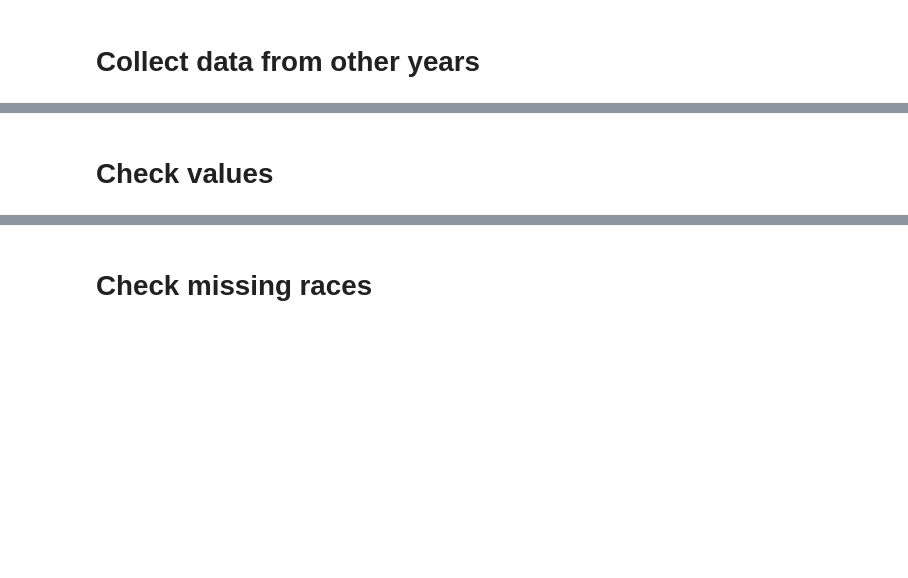
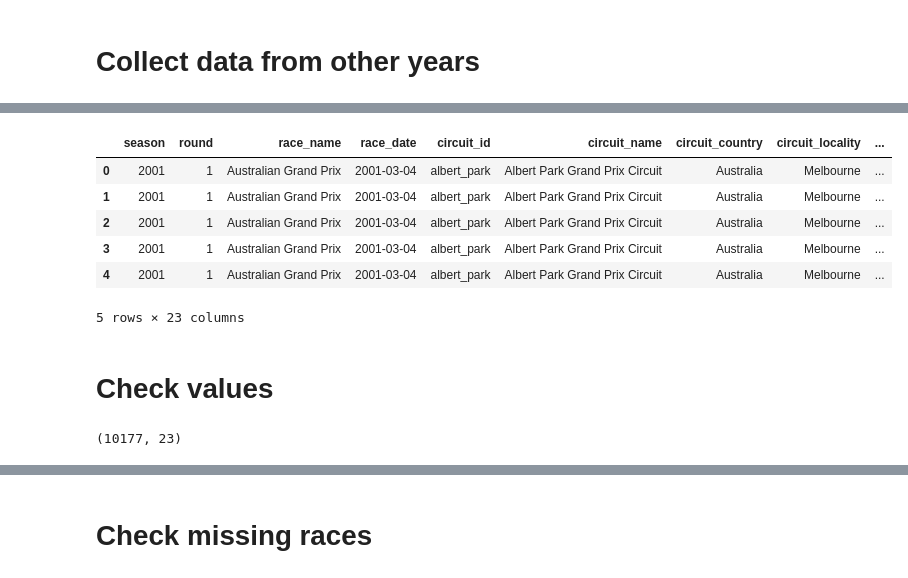
Before and after one commit to mrGwynbleidd/F1-Race-Prediction, a Jupyter notebook: notebooks/1_data_collection.ipynb, the cells around one changed output, grey strips where cells are left out. Drawn from its saved outputs; the diff is of its cells as text; code cells hidden in the pictures; blank space fills up the shorter version.

```diff
--- a/notebooks/1_data_collection.ipynb
+++ b/notebooks/1_data_collection.ipynb
@@ -237,14 +319,24 @@ race_results_df.head()
 # %%
-race_results_path = "../data/raw/race_results_2018_2026.csv"
+race_results_path = "../data/raw/race_results_2001_2026.csv"
 
 race_results_df.to_csv(race_results_path, index=False)
 
 race_results_check = pd.read_csv(race_results_path)
 
 race_results_check.head()
+# %% [output]
+|  | season | round | race_name | race_date | circuit_id | circuit_name | circuit_country | circuit_locality | ... |
+| 0 | 2001 | 1 | Australian Grand Prix | 2001-03-04 | albert_park | Albert Park Grand Prix Circuit | Australia | Melbourne | ... |
+| 1 | 2001 | 1 | Australian Grand Prix | 2001-03-04 | albert_park | Albert Park Grand Prix Circuit | Australia | Melbourne | ... |
+| 2 | 2001 | 1 | Australian Grand Prix | 2001-03-04 | albert_park | Albert Park Grand Prix Circuit | Australia | Melbourne | ... |
+| 3 | 2001 | 1 | Australian Grand Prix | 2001-03-04 | albert_park | Albert Park Grand Prix Circuit | Australia | Melbourne | ... |
+| 4 | 2001 | 1 | Australian Grand Prix | 2001-03-04 | albert_park | Albert Park Grand Prix Circuit | Australia | Melbourne | ... |
+5 rows × 23 columns
 # %% [markdown]
 # Check values
 # %%
 race_results_check.shape
+# %% [output]
+(10177, 23)
 # %%
 race_results_check.info()
```
Also changed, not shown: parts of 29 cells of this notebook, 7 other files.
